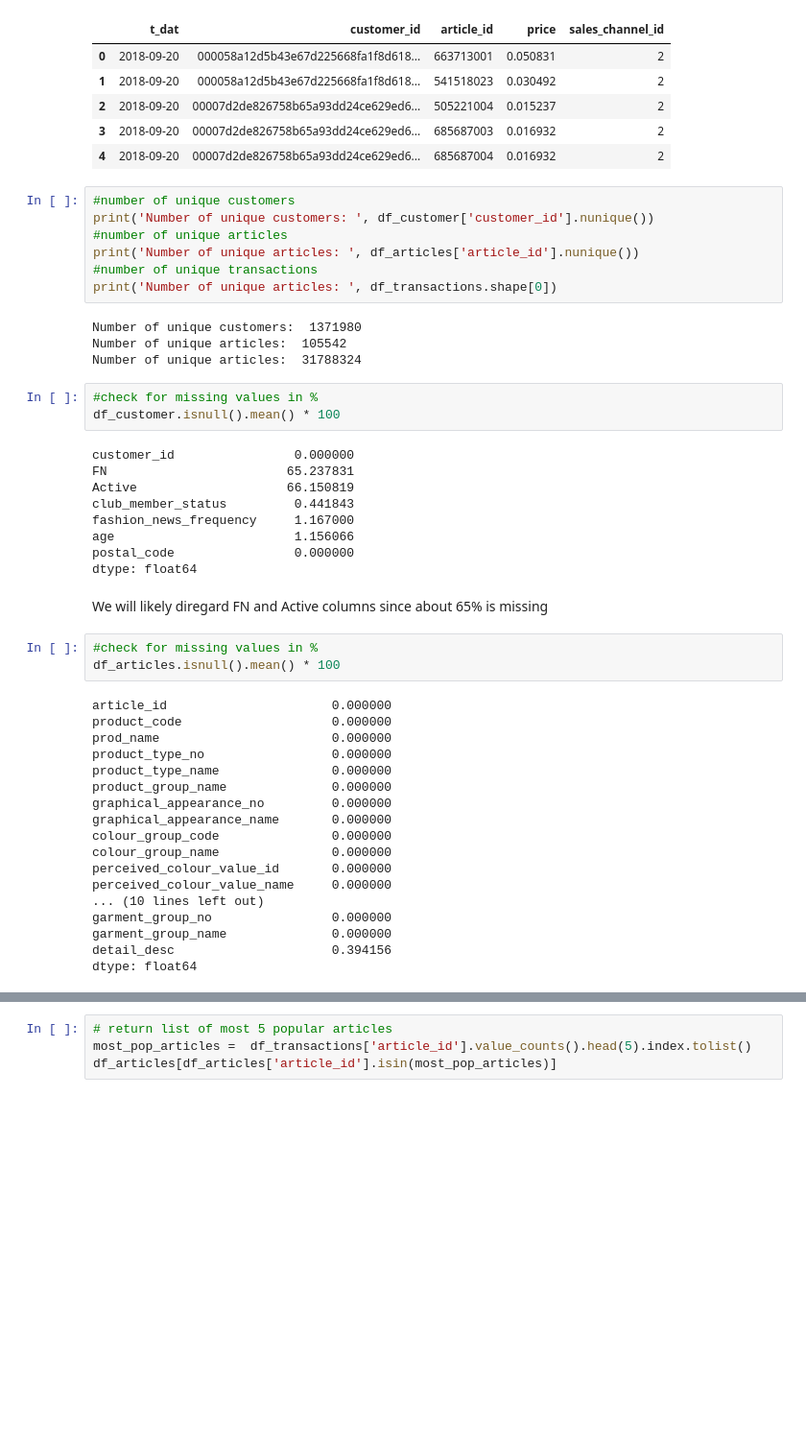
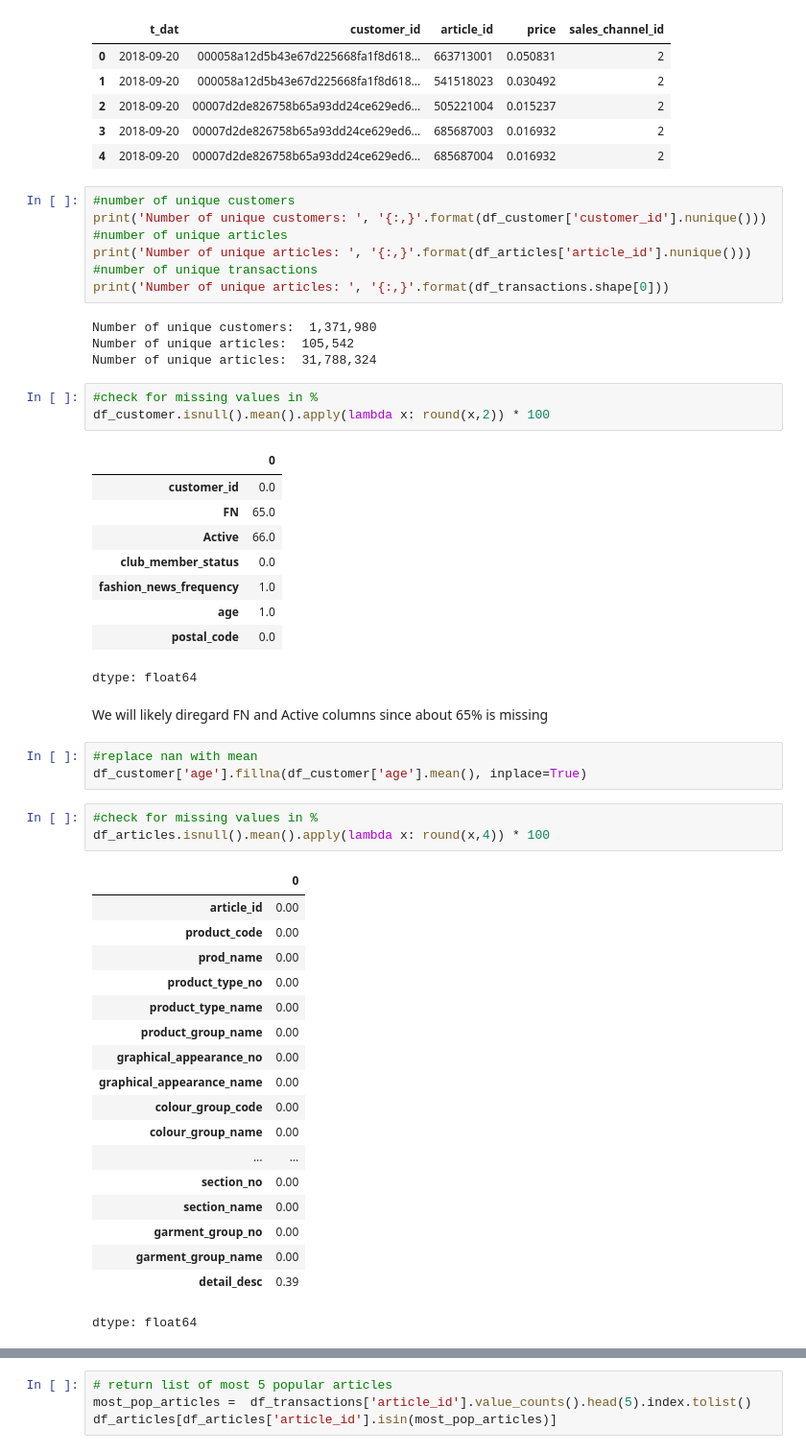
Before and after one commit to dbenayoun/IASD, a Jupyter notebook: Reco system/project_rs.ipynb, the cells around one changed output, grey strips where cells are left out. Shown at 96% size. Drawn from its saved outputs; the diff is of its cells as text; blank space fills up the shorter version.

```diff
--- a/Reco system/project_rs.ipynb
+++ b/Reco system/project_rs.ipynb
@@ -62,49 +79,54 @@ df_transactions.head()
 | 4 | 2018-09-20 | 00007d2de826758b65a93dd24ce629ed6... | 685687004 | 0.016932 | 2 |
 # %%
 #number of unique customers
-print('Number of unique customers: ', df_customer['customer_id'].nunique())
+print('Number of unique customers: ', '{:,}'.format(df_customer['customer_id'].nunique()))
 #number of unique articles
-print('Number of unique articles: ', df_articles['article_id'].nunique())
+print('Number of unique articles: ', '{:,}'.format(df_articles['article_id'].nunique()))
 #number of unique transactions
-print('Number of unique articles: ', df_transactions.shape[0])
+print('Number of unique articles: ', '{:,}'.format(df_transactions.shape[0]))
 # %% [output]
-Number of unique customers:  1371980
-Number of unique articles:  105542
-Number of unique articles:  31788324
+Number of unique customers:  1,371,980
+Number of unique articles:  105,542
+Number of unique articles:  31,788,324
 # %%
 #check for missing values in %
-df_customer.isnull().mean() * 100
+df_customer.isnull().mean().apply(lambda x: round(x,2)) * 100
 # %% [output]
+|  | 0 |
+| customer_id | 0.0 |
+| FN | 65.0 |
+| Active | 66.0 |
+| club_member_status | 0.0 |
+| fashion_news_frequency | 1.0 |
+| age | 1.0 |
+| postal_code | 0.0 |
-customer_id                0.000000
-FN                        65.237831
-Active                    66.150819
-club_member_status         0.441843
-fashion_news_frequency     1.167000
-age                        1.156066
-postal_code                0.000000
 dtype: float64
 # %% [markdown]
 We will likely diregard FN and Active columns since about 65% is missing
+# %%
+#replace nan with mean
+df_customer['age'].fillna(df_customer['age'].mean(), inplace=True)
 # %%
 #check for missing values in %
-df_articles.isnull().mean() * 100
+df_articles.isnull().mean().apply(lambda x: round(x,4)) * 100
 # %% [output]
+|  | 0 |
+| article_id | 0.00 |
+| product_code | 0.00 |
+| prod_name | 0.00 |
+| product_type_no | 0.00 |
+| product_type_name | 0.00 |
+| product_group_name | 0.00 |
+| graphical_appearance_no | 0.00 |
+| graphical_appearance_name | 0.00 |
+| colour_group_code | 0.00 |
+| colour_group_name | 0.00 |
+| ... | ... |
+| section_no | 0.00 |
+| section_name | 0.00 |
+| garment_group_no | 0.00 |
+| garment_group_name | 0.00 |
+| detail_desc | 0.39 |
-article_id                      0.000000
-product_code                    0.000000
-prod_name                       0.000000
-product_type_no                 0.000000
-product_type_name               0.000000
-product_group_name              0.000000
-graphical_appearance_no         0.000000
-graphical_appearance_name       0.000000
-colour_group_code               0.000000
-colour_group_name               0.000000
-perceived_colour_value_id       0.000000
-perceived_colour_value_name     0.000000
-... (10 lines left out)
-garment_group_no                0.000000
-garment_group_name              0.000000
-detail_desc                     0.394156
 dtype: float64
 # %%
 #check for missing values in %
```
Also changed, not shown: parts of 44 cells of this notebook.
